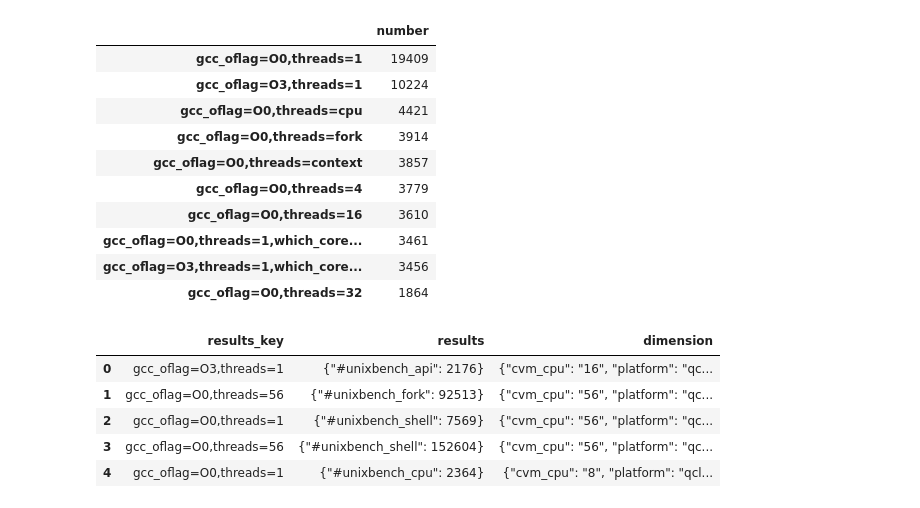
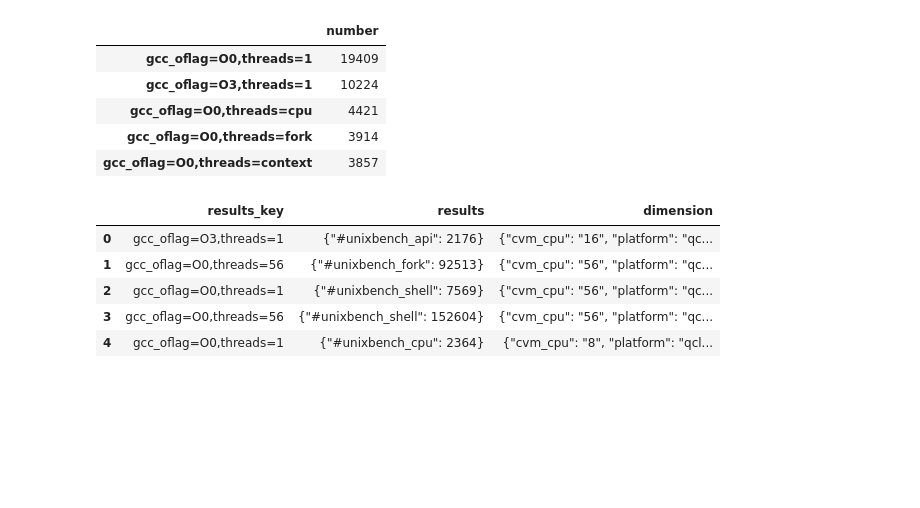
Before and after one commit to Nomination-NRB/PerformanceDataAnalysis, a Jupyter notebook: coding/toolType/unixbench.ipynb, the cells around one changed output. Cells and saved outputs as stored; diff of their text form; code cells hidden in the pictures; blank space fills up the shorter version.

```diff
--- a/coding/toolType/unixbench.ipynb
+++ b/coding/toolType/unixbench.ipynb
@@ -27,19 +27,14 @@ Data columns (total 1 columns):
 dtypes: int64(1)
 memory usage: 2.6+ KB
 # %%
-ResultsKeyCount.head(10)
+ResultsKeyCount.head()
 # %% [output]
 |  | number |
 | gcc_oflag=O0,threads=1 | 19409 |
 | gcc_oflag=O3,threads=1 | 10224 |
 | gcc_oflag=O0,threads=cpu | 4421 |
 | gcc_oflag=O0,threads=fork | 3914 |
 | gcc_oflag=O0,threads=context | 3857 |
-| gcc_oflag=O0,threads=4 | 3779 |
-| gcc_oflag=O0,threads=16 | 3610 |
-| gcc_oflag=O0,threads=1,which_core... | 3461 |
-| gcc_oflag=O3,threads=1,which_core... | 3456 |
-| gcc_oflag=O0,threads=32 | 1864 |
 # %%
 unixbenchData.head()
 # %% [output]
```
Also changed, not shown: parts of 36 cells of this notebook.
